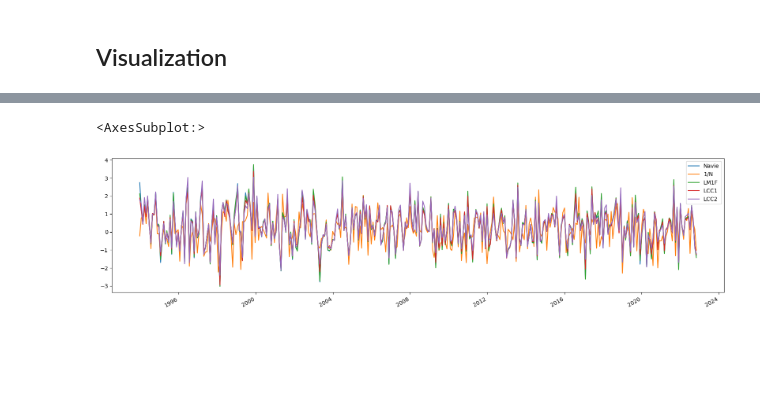
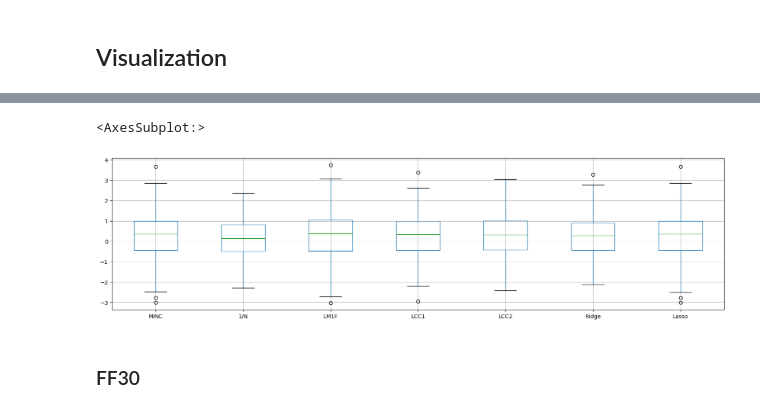
Before and after one commit to Blair-Lu-c/MADS, a Jupyter notebook: Optimizing Markowitz.ipynb, the cells around one changed output, grey strips where cells are left out. Saved outputs shown, nothing was run; the diff lists cells and outputs as text; code cells hidden in the pictures; blank space fills up the shorter version.

```diff
--- a/Optimizing Markowitz.ipynb
+++ b/Optimizing Markowitz.ipynb
@@ -201,9 +201,9 @@ class Models:
                 cov = pypfopt.risk_models.sample_cov(self.obs_returns[i], returns_data=True,
                                                  frequency=250, log_returns=False) # no shrinkage
                 S = pypfopt.risk_models.fix_nonpositive_semidefinite(cov, fix_method='spectral')
-                ef =              EfficientFrontier(mu, S, weight_bounds=(1/(self.obs_returns[0].shape[1]), 1/(self.obs_returns[0].shape[1]))) # naive - short sales allowed
+                ef =              EfficientFrontier(mu, S, weight_bounds=(1/(self.obs_returns[0].shape[1]), 1/(self.obs_returns[0].shape[1])))
 
-            if self.model == 'Navie':
+            if self.model == 'MINC':
                 cov = pypfopt.risk_models.sample_cov(self.obs_returns[i], returns_data=True,
                                                      frequency=250, log_returns=False)  # no shrinkage
                 S = pypfopt.risk_models.fix_nonpositive_semidefinite(cov, fix_method='spectral')
@@ -271,7 +271,7 @@ class Models:
                                                      frequency=21, log_returns=False)
                 S = pypfopt.risk_models.fix_nonpositive_semidefinite(cov, fix_method='spectral')
 
-            if self.model == 'Navie':
+            if self.model == 'MINC':
                 cov = pypfopt.risk_models.sample_cov(self.pre_returns[i], returns_data=True,
                                                      frequency=21, log_returns=False)
                 S = pypfopt.risk_models.fix_nonpositive_semidefinite(cov, fix_method='spectral')
@@ -293,8 +293,8 @@ class Models:
                 S = 1/2 * cov + 1/2 * cov2
 
             if self.model == 'Ridge':
-                S = pypfopt.risk_models.sample_cov(self.obs_returns[i], returns_data=True,
-                                                 frequency=250, log_returns=False)
+                S = pypfopt.risk_models.sample_cov(self.pre_returns[i], returns_data=True,
+                                                 frequency=21, log_returns=False)
                 ef = EfficientFrontier(mu, S,  weight_bounds=(0,1))
                 ef.add_objective(objective_functions.L2_reg, gamma=0.1)
 
@@ -303,7 +303,7 @@ class Models:
                     return k * cp.norm(w, 1)
                 def new_objective(w):
                     return L1_norm(w, k=2)
-                S = pypfopt.risk_models.sample_cov(self.obs_returns[i], returns_data=True,
+                S = pypfopt.risk_models.sample_cov(self.pre_returns[i], returns_data=True,
                                                  frequency=21, log_returns=False)
                 ef = EfficientFrontier(mu, S, weight_bounds=(0, 1))
                 ef.add_objective(new_objective)
@@ -324,0 +325,2 @@ variance_pre, sharpe_ratio_pre = m.optimal_portfolio(w)
+# %%
+model_list = ['MINC','1/N','LM1F','LCC1','LCC2', 'Ridge', 'Lasso']
@@ -432,6 +458,7 @@ var_plot.plot(figsize=(20,5))
 # %%
-sharpe_ratio_plot.index = date
-sharpe_ratio_plot.plot(figsize=(20,5))
+sharpe_ratio_plot.boxplot(figsize=(20,5))
 # %% [output]
 <AxesSubplot:>
-[figure, old version]
+[figure, new version]
+# %% [markdown]
+### FF30
```
Also changed, not shown: parts of 38 cells of this notebook.
